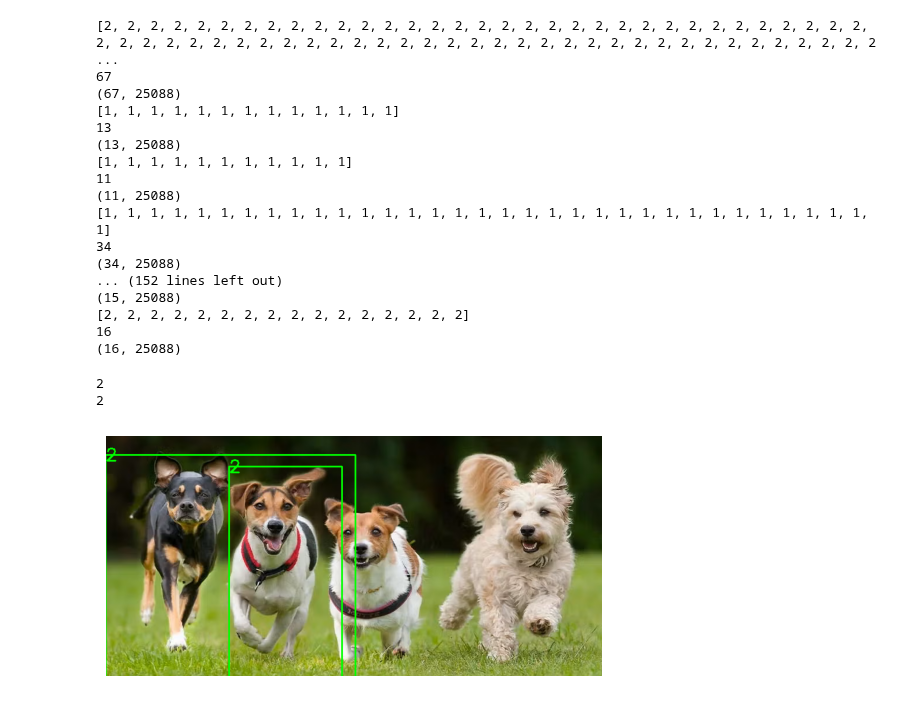
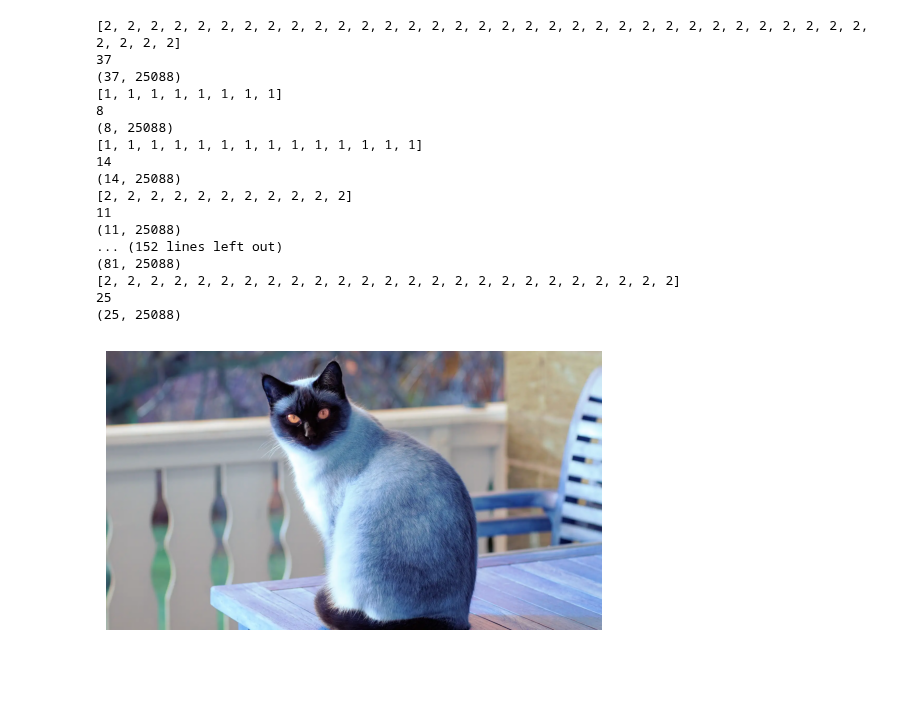
Before and after one commit to JuniorHZ19/CNN-PARA-DETECION-DE-OBJETOS, a Jupyter notebook: R-CNN.ipynb, the cells around one changed output. Drawn from its saved outputs; the diff is of its cells as text; code cells hidden in the pictures; blank space fills up the shorter version.

```diff
--- a/R-CNN.ipynb
+++ b/R-CNN.ipynb
@@ -272,7 +272,7 @@ def draw_boxes(img,rects,labels):
 
 import random
 
-def select_labels_regiones(regiones_propuestas, ground_truth_boxes, ground_truth_labels, iou_threshold=0.5, max_fondos_ratio=2):
+def select_labels_regiones(regiones_propuestas, ground_truth_boxes, ground_truth_labels, iou_threshold=0.5, max_fondos_ratio=3):
     labels = []
     regiones_selected = []
     real_bbox_selected = []
@@ -552,52 +552,50 @@ for epoch in range(epochs):
         if(len(labels_selected)>0):
          regressor.fit(features, np.array(translations))
 # %% [output]
-[2, 2, 2, 2, 2, 2, 2, 2, 2, 2, 2, 2, 2, 2, 2, 2, 2, 2, 2, 2, 2, 2, 2, 2, 2, 2, 2, 2, 2, 2, 2, 2, 2, 2, 2, 2, 2, 2, 2, 2, 2, 2, 2, 2, 2, 2, 2, 2, 2, 2, 2, 2, 2, 2, 2, 2, 2, 2, 2, 2, 2, 2, 2, 2, 2, 2, 2 ...
-67
-(67, 25088)
-[1, 1, 1, 1, 1, 1, 1, 1, 1, 1, 1, 1, 1]
-13
-(13, 25088)
-[1, 1, 1, 1, 1, 1, 1, 1, 1, 1, 1]
+[2, 2, 2, 2, 2, 2, 2, 2, 2, 2, 2, 2, 2, 2, 2, 2, 2, 2, 2, 2, 2, 2, 2, 2, 2, 2, 2, 2, 2, 2, 2, 2, 2, 2, 2, 2, 2]
+37
+(37, 25088)
+[1, 1, 1, 1, 1, 1, 1, 1]
+8
+(8, 25088)
+[1, 1, 1, 1, 1, 1, 1, 1, 1, 1, 1, 1, 1, 1]
+14
+(14, 25088)
+[2, 2, 2, 2, 2, 2, 2, 2, 2, 2, 2]
 11
 (11, 25088)
-[1, 1, 1, 1, 1, 1, 1, 1, 1, 1, 1, 1, 1, 1, 1, 1, 1, 1, 1, 1, 1, 1, 1, 1, 1, 1, 1, 1, 1, 1, 1, 1, 1, 1]
-34
-(34, 25088)
 ... (152 lines left out)
-(15, 25088)
-[2, 2, 2, 2, 2, 2, 2, 2, 2, 2, 2, 2, 2, 2, 2, 2]
-16
-(16, 25088)
+(81, 25088)
+[2, 2, 2, 2, 2, 2, 2, 2, 2, 2, 2, 2, 2, 2, 2, 2, 2, 2, 2, 2, 2, 2, 2, 2, 2]
+25
+(25, 25088)
 # %%
 #prediccion con imagen:
 
-url = "/content/0017.jpg"  # @param {type:"string"}
+url = "/content/0012.jpg"  # @param {type:"string"}
 
-image = Image.open(url).convert("RGB")
+image=cv2.imread(url)
 image= np.array(image)
 
 regiones_propuestas = get_Region_Proposals(image, max_regiones=2000)
 
 features = extract_features_from_regions(image, regiones_propuestas, vgg16)
 
-predicted_binary = svm.predict(features)
+predicted_labels = svm.predict(features)
 
-predicted_labels = lb.inverse_transform(predicted_binary)
+
 
 translations = regressor.predict(features)
 
 for clase, translation, region_propuesta in zip(predicted_labels, translations, regiones_propuestas):
     if clase != 'fondo' and clase != 0 :
         print(clase)
         pred_bbox = apply_translation_to_bbox(region_propuesta,translation)
 
         cv2.rectangle(image, (int(pred_bbox[0]), int(pred_bbox[1])), (int(pred_bbox[2]), int(pred_bbox[3])), (0, 255, 0), 2)
         cv2.putText(image, str(clase), (int(pred_bbox[0]),int(pred_bbox[1]+10)), cv2.FONT_HERSHEY_SIMPLEX, 1, (0, 255, 0), 2)
 plt.imshow(image)
 plt.axis('off')  # Desactivar los ejes para mostrar solo la imagen
 plt.show()
 # %% [output]
-2
-2
-[figure, old version]
+[figure, new version]
```
Also changed, not shown: parts of 4 cells of this notebook.
